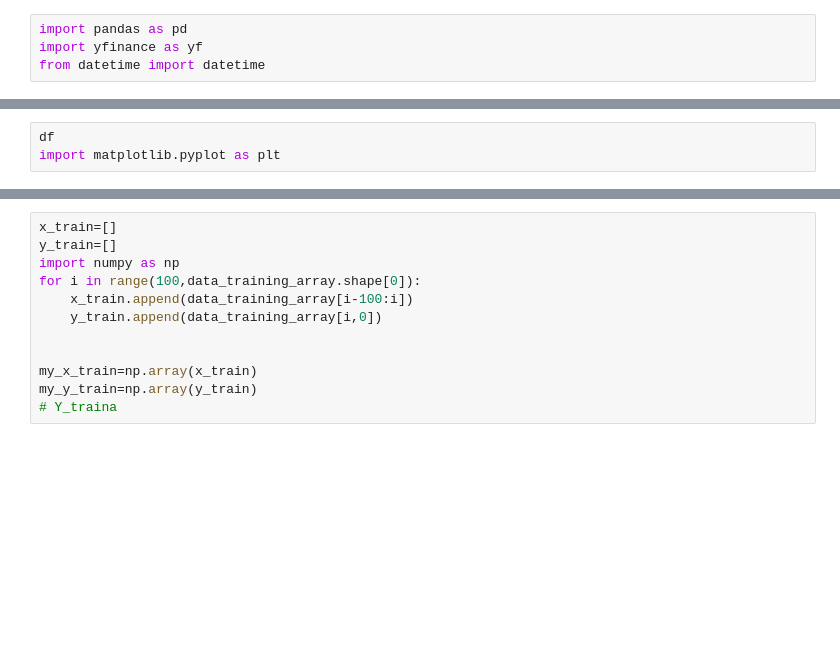
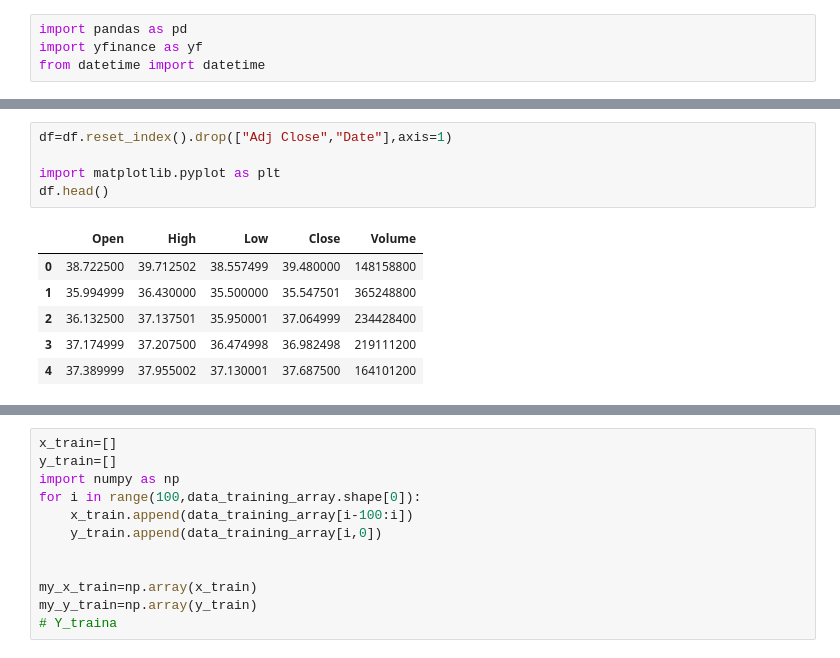
Before and after one commit to Arashomranpour/stock_1, a Jupyter notebook: stock_1.ipynb, the cells around one changed output, grey strips where cells are left out. Drawn from its saved outputs; the diff is of its cells as text; blank space fills up the shorter version.

```diff
--- a/stock_1.ipynb
+++ b/stock_1.ipynb
@@ -13,6 +20,15 @@ df=df.reset_index().drop(["Adj Close","Date"],axis=1)
 # %%
-df
+df=df.reset_index().drop(["Adj Close","Date"],axis=1)
+
 import matplotlib.pyplot as plt
+df.head()
+# %% [output]
+|  | Open | High | Low | Close | Volume |
+| 0 | 38.722500 | 39.712502 | 38.557499 | 39.480000 | 148158800 |
+| 1 | 35.994999 | 36.430000 | 35.500000 | 35.547501 | 365248800 |
+| 2 | 36.132500 | 37.137501 | 35.950001 | 37.064999 | 234428400 |
+| 3 | 37.174999 | 37.207500 | 36.474998 | 36.982498 | 219111200 |
+| 4 | 37.389999 | 37.955002 | 37.130001 | 37.687500 | 164101200 |
 # %%
 plt.plot(df["Close"])
 df.info()
```
Also changed, not shown: parts of 19 cells of this notebook, 3 other files.
